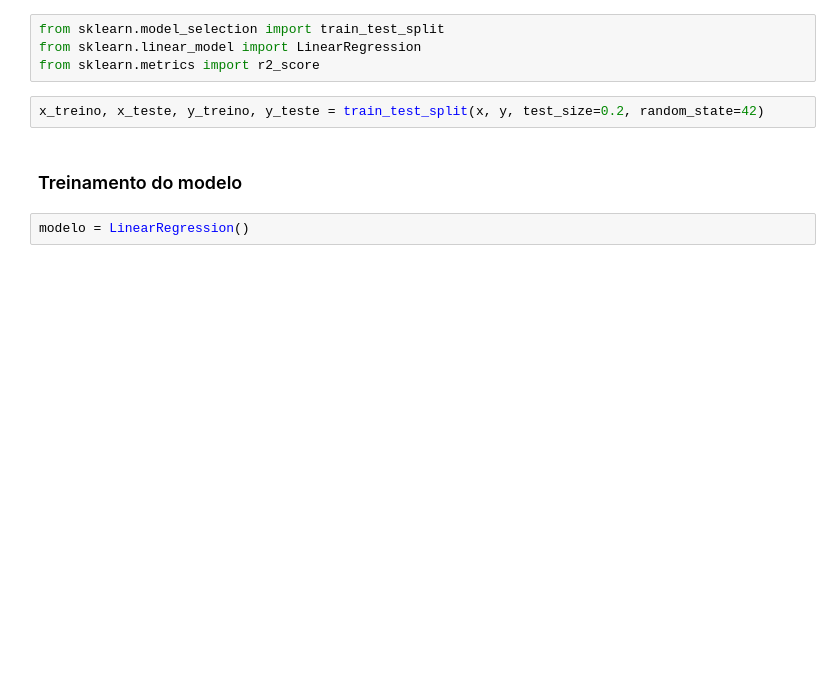
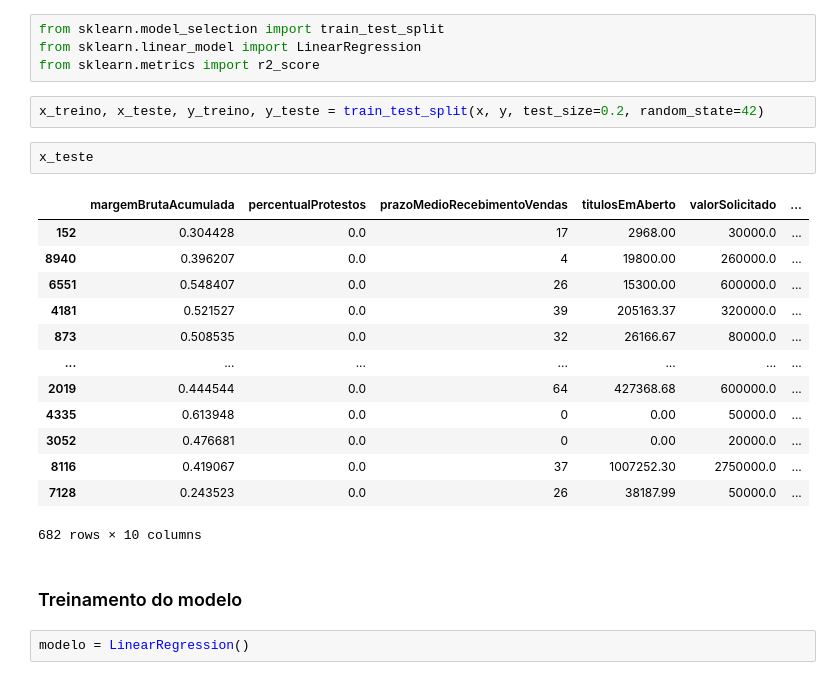
Before and after one commit to pedrosbm/consultoria-ia, a Jupyter notebook: notebook.ipynb, the cells around one changed output. Drawn from its saved outputs; the diff is of its cells as text; blank space fills up the shorter version.

```diff
--- a/notebook.ipynb
+++ b/notebook.ipynb
@@ -75,6 +83,22 @@ from sklearn.linear_model import LinearRegression
 from sklearn.metrics import r2_score
 # %%
 x_treino, x_teste, y_treino, y_teste = train_test_split(x, y, test_size=0.2, random_state=42)
+# %%
+x_teste
+# %% [output]
+|  | margemBrutaAcumulada | percentualProtestos | prazoMedioRecebimentoVendas | titulosEmAberto | valorSolicitado | ... |
+| 152 | 0.304428 | 0.0 | 17 | 2968.00 | 30000.0 | ... |
+| 8940 | 0.396207 | 0.0 | 4 | 19800.00 | 260000.0 | ... |
+| 6551 | 0.548407 | 0.0 | 26 | 15300.00 | 600000.0 | ... |
+| 4181 | 0.521527 | 0.0 | 39 | 205163.37 | 320000.0 | ... |
+| 873 | 0.508535 | 0.0 | 32 | 26166.67 | 80000.0 | ... |
+| ... | ... | ... | ... | ... | ... | ... |
+| 2019 | 0.444544 | 0.0 | 64 | 427368.68 | 600000.0 | ... |
+| 4335 | 0.613948 | 0.0 | 0 | 0.00 | 50000.0 | ... |
+| 3052 | 0.476681 | 0.0 | 0 | 0.00 | 20000.0 | ... |
+| 8116 | 0.419067 | 0.0 | 37 | 1007252.30 | 2750000.0 | ... |
+| 7128 | 0.243523 | 0.0 | 26 | 38187.99 | 50000.0 | ... |
+682 rows × 10 columns
 # %% [markdown]
 ### Treinamento do modelo
 # %%
```
Also changed, not shown: parts of 11 cells of this notebook.
